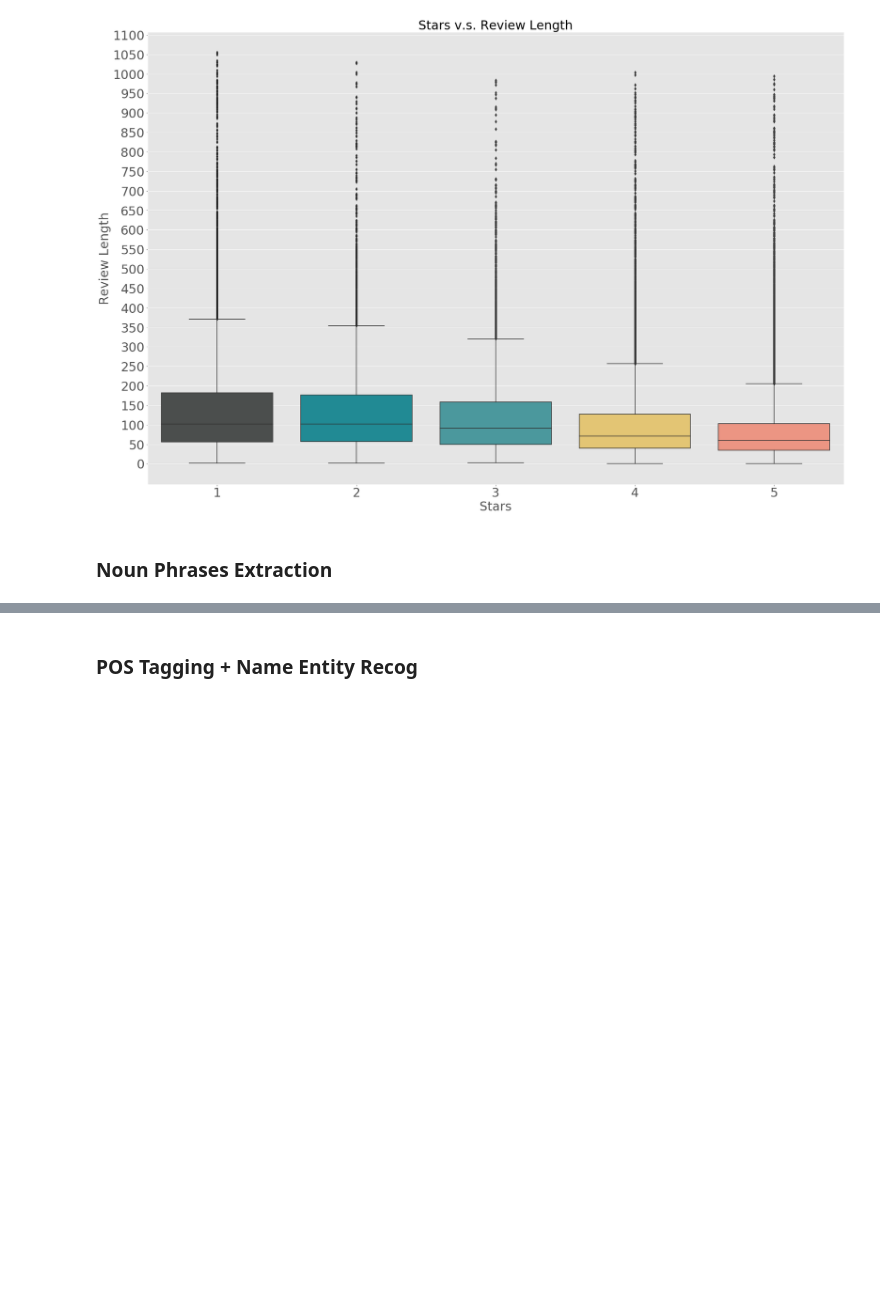
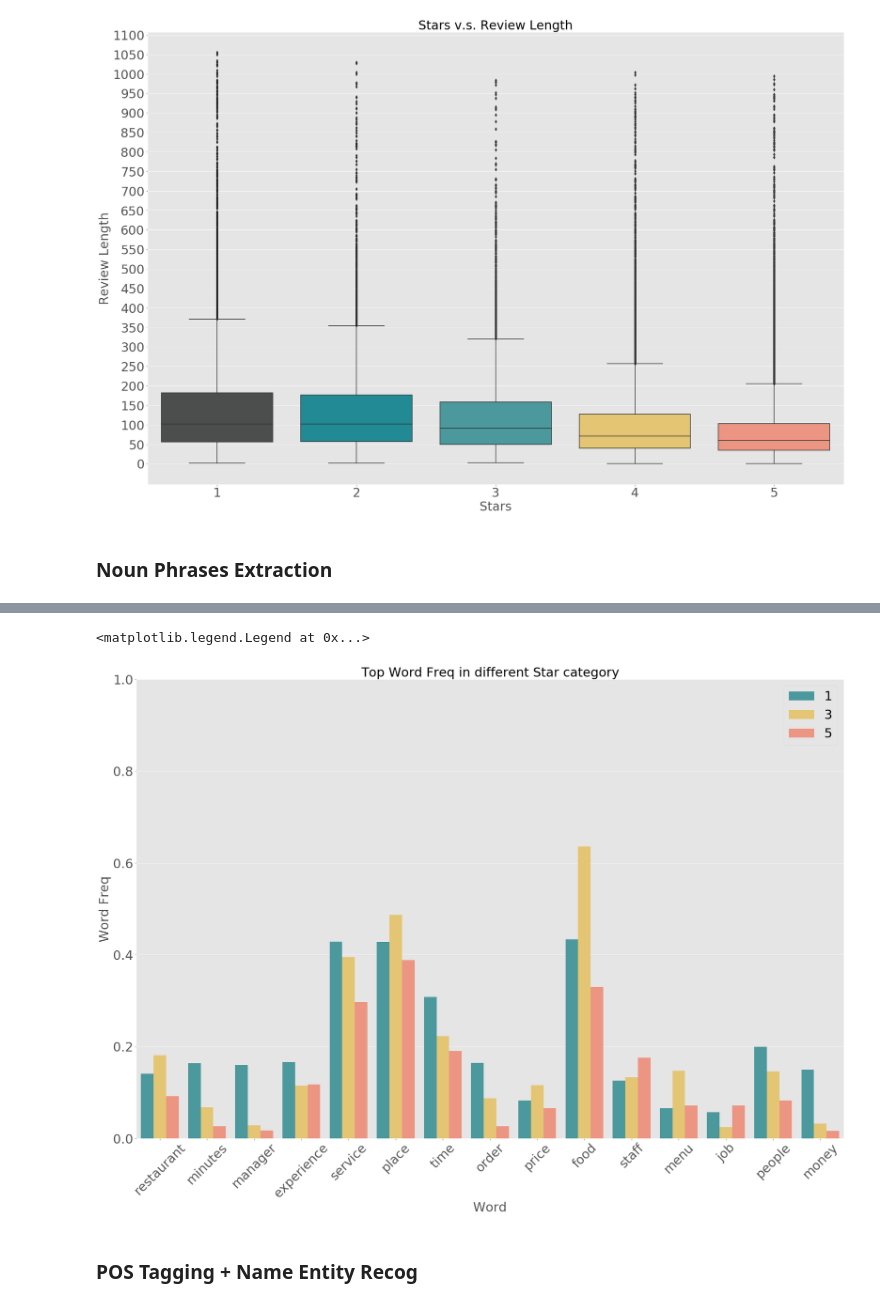
Before and after one commit to songyang0716/NLP, a Jupyter notebook: spaCy_tutorial/spacy_tutorial.ipynb, the cells around one changed output, grey strips where cells are left out. Drawn from its saved outputs; the diff is of its cells as text; code cells hidden in the pictures; blank space fills up the shorter version.

Commit message:
add top noun phrases in different star bins

```diff
--- a/spaCy_tutorial/spacy_tutorial.ipynb
+++ b/spaCy_tutorial/spacy_tutorial.ipynb
@@ -131,3 +124,14 @@ def return_top_k_words(word_freq_dic, k=10):
+# %%
+word_freq = []
+text_num = []
+for star in star_list:
+    reviews = list(review_df.loc[review_df['stars'] == star, 'text'].values)
+    noun_phrase_freq, num_text = generate_noun_phrases(reviews)
+    word_freq.append(noun_phrase_freq)
+    text_num.append(num_text)
 # %%
-top_words = \
-    return_top_k_words(word_freq, k=10)
+top_words = return_top_k_words(word_freq, k=10)
+# %%
+top_noun_phrase_df = generate_top_word_df(word_freq, text_num, top_words)
+# %%
+top_noun_phrase_df['word_freq_percentage'] = top_noun_phrase_df['word_freq'] / top_noun_phrase_df['star_text']
@@ -134,3 +147,18 @@ top_words = \
+# %%
+sns.barplot(x="word",
+            y="word_freq_percentage",
+            hue="star",
+            data=top_noun_phrase_df,
+            palette=colours[2:])
+plt.title("Top Word Freq in different Star category", fontsize=30)
+plt.xlabel("Word", fontsize=30)
+plt.ylabel("Word Freq", fontsize=30)
+plt.ylim(0, 1)
+plt.xticks(rotation=45)
+plt.legend(fontsize=30)
+# %% [output]
+<matplotlib.legend.Legend at 0x...>
+[figure, added]
 # %% [markdown]
 ### POS Tagging + Name Entity Recog
 # %%
```
Also changed, not shown: parts of 6 cells of this notebook.
